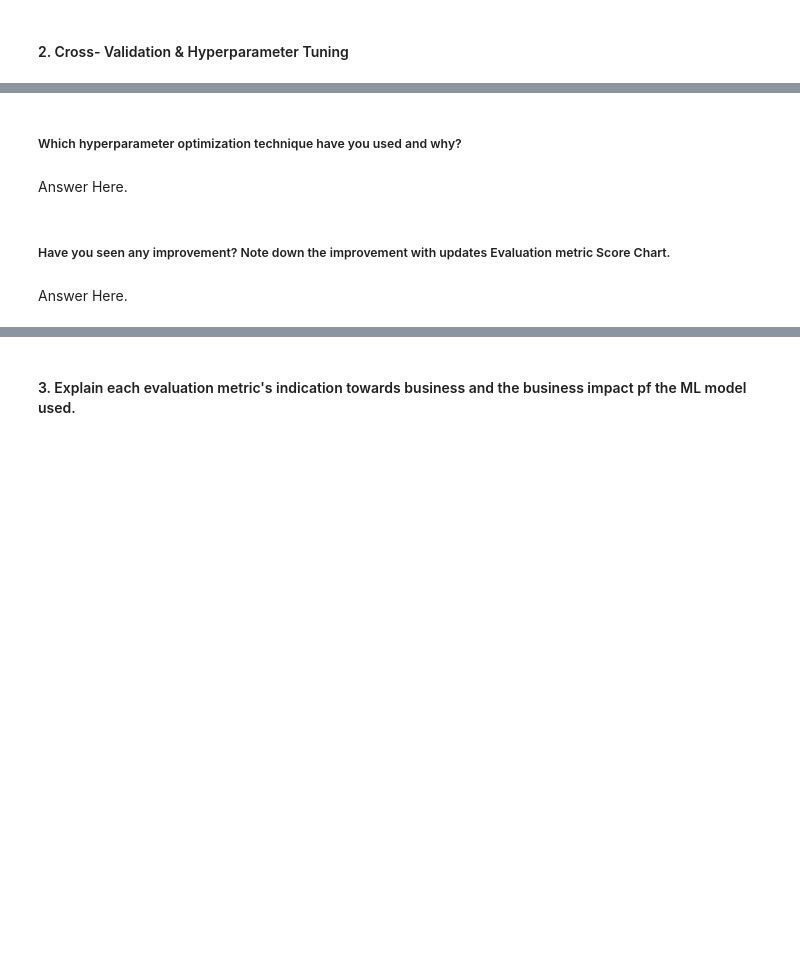
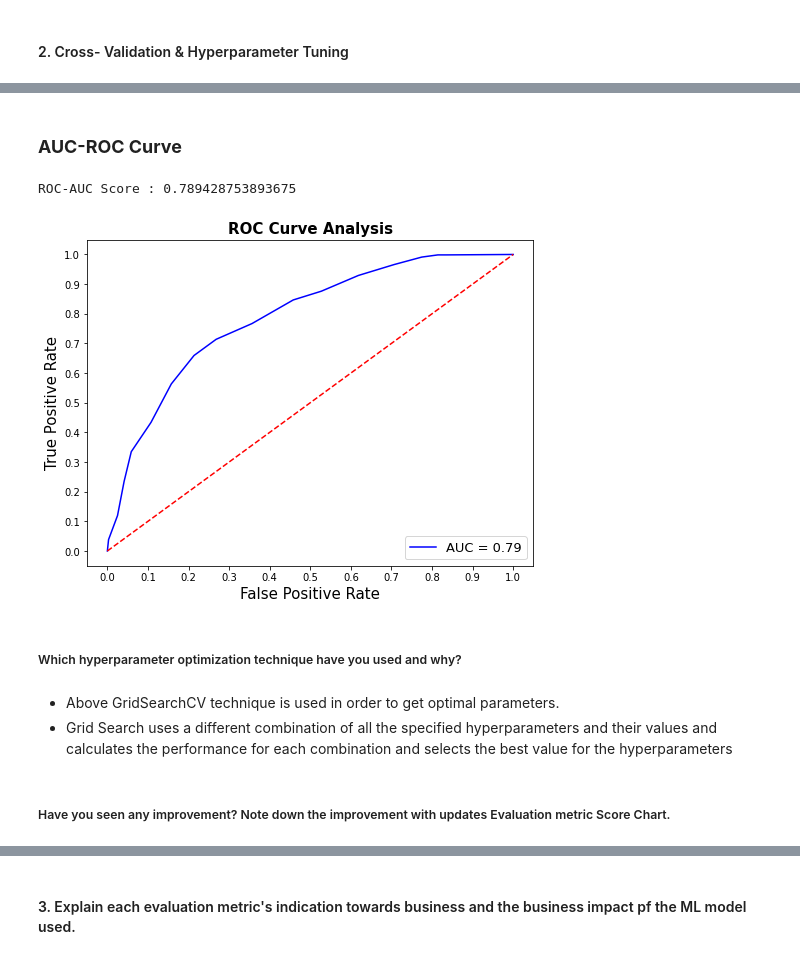
Before and after one commit to sakshantG/Cardiovascular_Risk_Prediction, a Jupyter notebook: Cardio_Vascular_Risk_Prediction_.ipynb, the cells around one changed output, grey strips where cells are left out. Cells and saved outputs as stored; diff of their text form; code cells hidden in the pictures; blank space fills up the shorter version.

```diff
--- a/Cardio_Vascular_Risk_Prediction_.ipynb
+++ b/Cardio_Vascular_Risk_Prediction_.ipynb
@@ -1523,0 +1552,3 @@ ROC-AUC Score : 0.7413144438507088
+# %%
+# Predicting Probability
+test_proba_knn = knn_best_.predict_proba(X_test)[:,1]
@@ -1524,8 +1579,14 @@ ROC-AUC Score : 0.7413144438507088
+# %% [markdown]
+### **AUC-ROC Curve**
+# %%
+plot_roc_curve(y_test, test_proba_knn)
+# %% [output]
+ROC-AUC Score : 0.789428753893675
+[figure, added]
 # %% [markdown]
 ##### Which hyperparameter optimization technique have you used and why?
-# %% [markdown]
-Answer Here.
+# %% [markdown]
+* Above GridSearchCV technique is used in order to get optimal parameters.
+* Grid Search uses a different combination of all the specified hyperparameters and their values and calculates the performance for each combination and selects the best value for the hyperparameters
 # %% [markdown]
 ##### Have you seen any improvement? Note down the improvement with updates Evaluation metric Score Chart.
-# %% [markdown]
-Answer Here.
```
Also changed, not shown: parts of 114 cells of this notebook.
